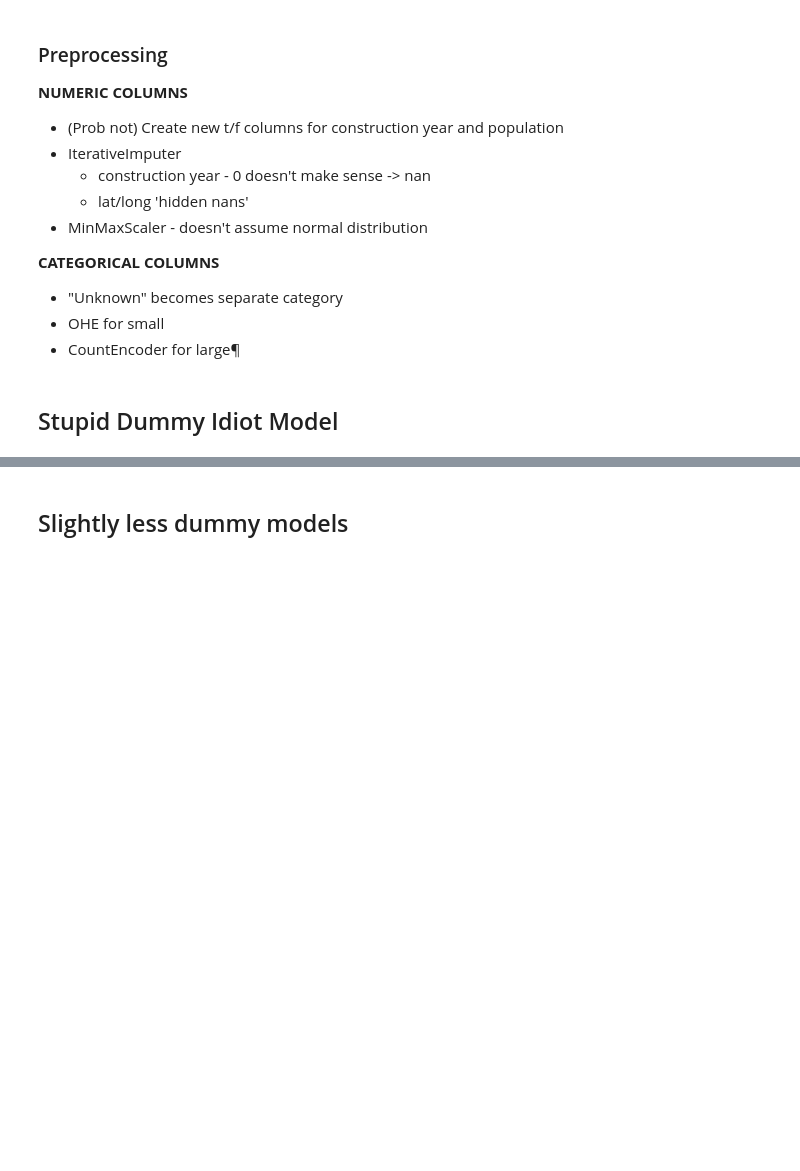
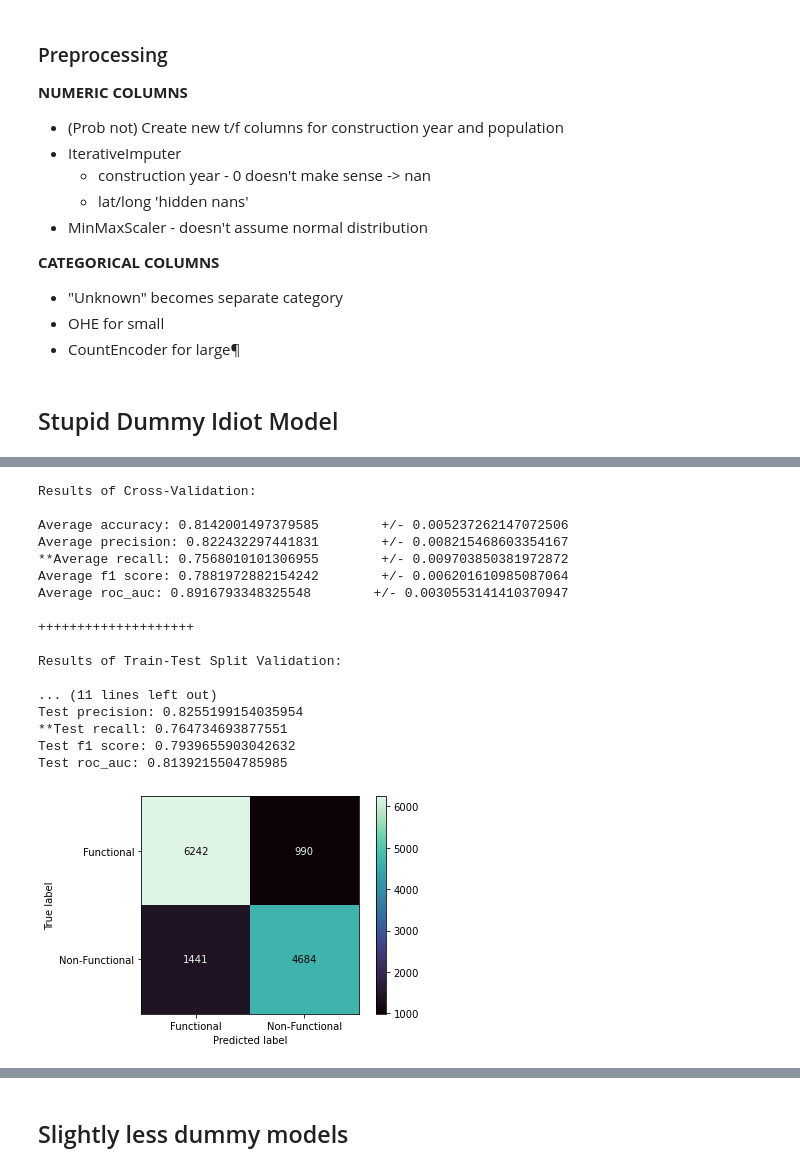
Before and after one commit to NicholasIndorf/TanzanianWaterWells, a Jupyter notebook: notebooks/Alex/Modeling_AJM.ipynb, the cells around one changed output, grey strips where cells are left out. Saved outputs shown, nothing was run; the diff lists cells and outputs as text; code cells hidden in the pictures; blank space fills up the shorter version.

```diff
--- a/notebooks/Alex/Modeling_AJM.ipynb
+++ b/notebooks/Alex/Modeling_AJM.ipynb
@@ -179,10 +217,29 @@ evaluate(dt, X_train, X_test, y_train, y_test, cross_val=True, cv=5)
 # %%
 rf = Pipeline(steps=[
     ('preprocessor', preprocessor),
     ('classifier', RandomForestClassifier(random_state=396))
 ])
 
-evaluate(rf, X_train, X_test, y_train, y_test, cross_val=True, cv=5)
+evaluate(rf, X_train, X_test, y_train, y_test, cv=5, grid_search=False)
+# %% [output]
+Results of Cross-Validation:
+
+Average accuracy: 0.8142001497379585        +/- 0.005237262147072506
+Average precision: 0.822432297441831        +/- 0.008215468603354167
+**Average recall: 0.7568010101306955        +/- 0.009703850381972872
+Average f1 score: 0.7881972882154242        +/- 0.006201610985087064
+Average roc_auc: 0.8916793348325548        +/- 0.0030553141410370947
+
+++++++++++++++++++++
+
+Results of Train-Test Split Validation:
+
+... (11 lines left out)
+Test precision: 0.8255199154035954
+**Test recall: 0.764734693877551
+Test f1 score: 0.7939655903042632
+Test roc_auc: 0.8139215504785985
+[figure, added]
 # %%
 rf = Pipeline(steps=[
     ('preprocessor', preprocessor),
```
Also changed, not shown: parts of 24 cells of this notebook, 5 other files.
